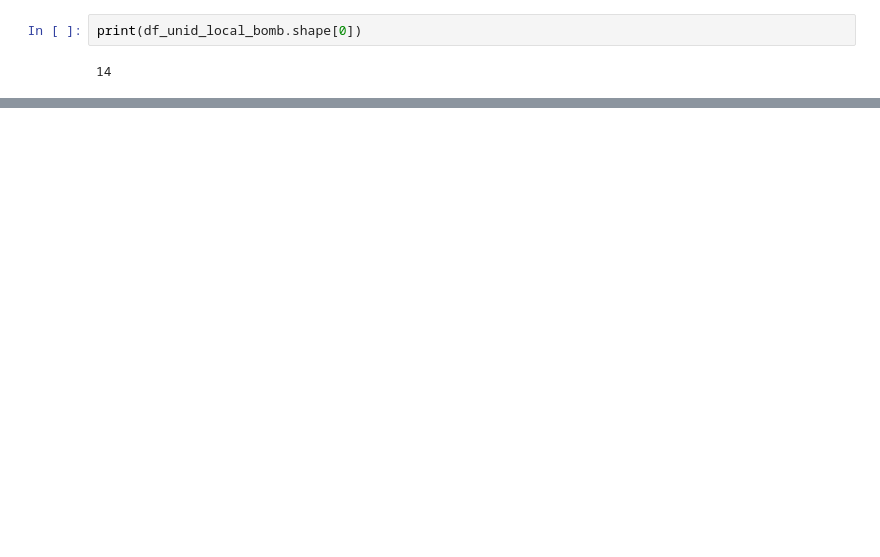
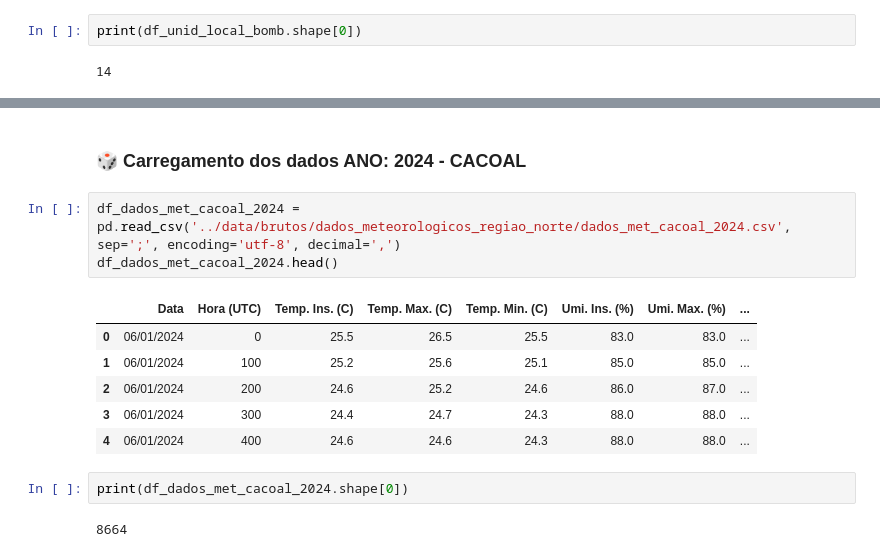
Before and after one commit to 6xAs/sentinela-ambiental, a Jupyter notebook: Notebooks/1_colect_inspection.ipynb, the cells around one changed output, grey strips where cells are left out. Cells and saved outputs as stored; diff of their text form; blank space fills up the shorter version.

```diff
--- a/Notebooks/1_colect_inspection.ipynb
+++ b/Notebooks/1_colect_inspection.ipynb
@@ -1017,0 +1183,16 @@ print(df_unid_local_bomb.shape[0])
+# %% [markdown]
+### 🎲 Carregamento dos dados ANO: 2024 - CACOAL
+# %%
+df_dados_met_cacoal_2024 = pd.read_csv('../data/brutos/dados_meteorologicos_regiao_norte/dados_met_cacoal_2024.csv', sep=';', encoding='utf-8', decimal=',')
+df_dados_met_cacoal_2024.head()
+# %% [output]
+|  | Data | Hora (UTC) | Temp. Ins. (C) | Temp. Max. (C) | Temp. Min. (C) | Umi. Ins. (%) | Umi. Max. (%) | ... |
+| 0 | 06/01/2024 | 0 | 25.5 | 26.5 | 25.5 | 83.0 | 83.0 | ... |
+| 1 | 06/01/2024 | 100 | 25.2 | 25.6 | 25.1 | 85.0 | 85.0 | ... |
+| 2 | 06/01/2024 | 200 | 24.6 | 25.2 | 24.6 | 86.0 | 87.0 | ... |
+| 3 | 06/01/2024 | 300 | 24.4 | 24.7 | 24.3 | 88.0 | 88.0 | ... |
+| 4 | 06/01/2024 | 400 | 24.6 | 24.6 | 24.3 | 88.0 | 88.0 | ... |
+# %%
+print(df_dados_met_cacoal_2024.shape[0])
+# %% [output]
+8664
```
Also changed, not shown: parts of 24 cells of this notebook, 21 other files.
